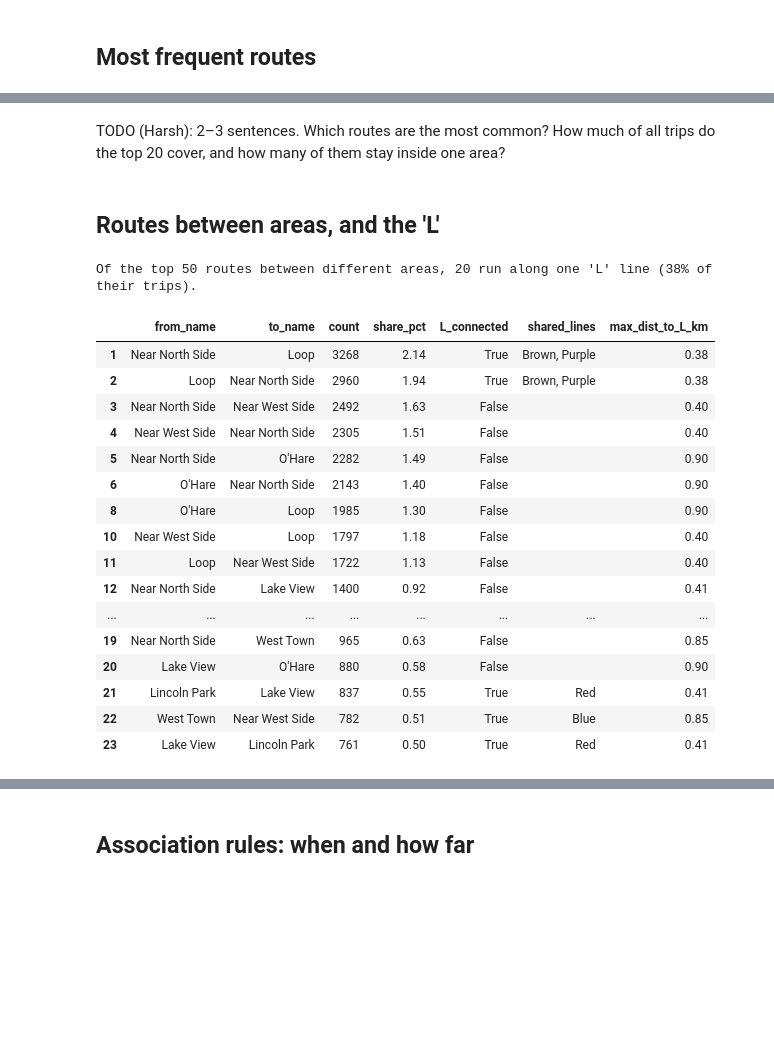
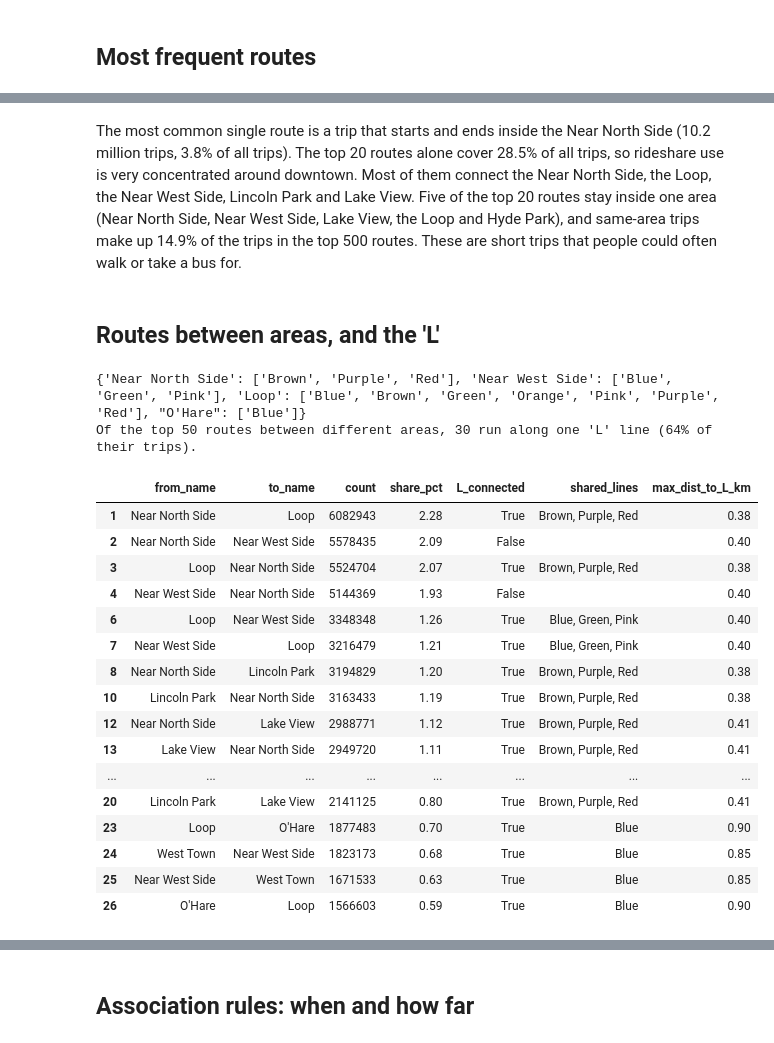
Before and after one commit to harshsha0703/ride-or-rail, a Jupyter notebook: notebooks/06_fp_routes.ipynb, the cells around one changed output, grey strips where cells are left out. Saved outputs shown, nothing was run; the diff lists cells and outputs as text; code cells hidden in the pictures; blank space fills up the shorter version.

```diff
--- a/notebooks/06_fp_routes.ipynb
+++ b/notebooks/06_fp_routes.ipynb
@@ -68,44 +68,59 @@ Trips that start and end in the same area (in the top 500): 14.1%
 # %% [markdown]
-TODO (Harsh): 2–3 sentences. Which routes are the most common? How much of all trips do the top 20 cover, and how many of them stay inside one area?
+The most common single route is a trip that starts and ends inside the Near North Side (10.2 million trips, 3.8% of all trips). The top 20 routes alone cover 28.5% of all trips, so rideshare use is very concentrated around downtown. Most of them connect the Near North Side, the Loop, the Near West Side, Lincoln Park and Lake View. Five of the top 20 routes stay inside one area (Near North Side, Near West Side, Lake View, the Loop and Hyde Park), and same-area trips make up 14.9% of the trips in the top 500 routes. These are short trips that people could often walk or take a bus for.
 # %% [markdown]
 ## Routes between areas, and the 'L'
 # %%
-# A route counts as 'L'-connected when the nearest 'L' stations of both areas share a line.
-# This is an approximation: it uses the nearest station's lines from results/cta_access_by_area.csv.
-lines = access.set_index("area")["nearest_station_lines"].fillna("").map(
-    lambda s: {x.strip() for x in s.split(",") if x.strip()})
+# 'L' lines with a station inside each area (from the CTA stop list + area boundaries, as in notebook 04)
+# A route counts as 'L'-connected when one 'L' line has a station in both areas (no transfer needed).
+SUP = ROOT / "data" / "raw" / "supporting"
+LINES = {"RED": "Red", "BLUE": "Blue", "G": "Green", "BRN": "Brown", "P": "Purple",
+         "Y": "Yellow", "PNK": "Pink", "O": "Orange"}
+stops = pd.read_csv(SUP / "cta_L_stops.csv")
+stops.columns = stops.columns.str.strip().str.upper()
+nums = stops["LOCATION"].astype(str).str.findall(r"-?\d+\.\d+")
+stops["lat"] = nums.apply(lambda v: next(float(x) for x in v if 41 < float(x) < 43))
+stops["lon"] = nums.apply(lambda v: next(float(x) for x in v if -89 < float(x) < -87))
+areas = gpd.read_file(SUP / "community_areas.geojson")
+num_col = [c for c in areas.columns if c.lower().startswith("area_num")][0]
+areas["area"] = areas[num_col].astype(float).astype(int)
+pts = gpd.GeoDataFrame(stops, geometry=gpd.points_from_xy(stops["lon"], stops["lat"]), crs="EPSG:4326")
+inside = gpd.sjoin(pts, areas[["area", "geometry"]].to_crs("EPSG:4326"), predicate="within")
+lines = {a: {LINES[c] for c in LINES if g[c].astype(str).str.strip().str.lower().eq("true").any()}
+         for a, g in inside.groupby("area")}
+print({names.get(a, a): sorted(l) for a, l in lines.items() if a in (8, 32, 28, 76)})
 dist = access.set_index("area")["dist_to_L_km"]
 
 between = od[~od.same_area].copy()
 between["shared_lines"] = [", ".join(sorted(lines.get(a, set()) & lines.get(b, set())))
                            for a, b in zip(between["from_area"], between["to_area"])]
 between["L_connected"] = between["shared_lines"] != ""
 between["max_dist_to_L_km"] = [max(dist.get(a, 99), dist.get(b, 99))
                                for a, b in zip(between["from_area"], between["to_area"])]
 
 top = between.head(50)
 print(f"Of the top 50 routes between different areas, {top.L_connected.sum()} run along one 'L' line "
       f"({top[top.L_connected]['support'].sum() / top['support'].sum():.0%} of their trips).")
 top.head(20)[["from_name", "to_name", "count", "share_pct", "L_connected", "shared_lines", "max_dist_to_L_km"]]
 # %% [output]
-Of the top 50 routes between different areas, 20 run along one 'L' line (38% of their trips).
+{'Near North Side': ['Brown', 'Purple', 'Red'], 'Near West Side': ['Blue', 'Green', 'Pink'], 'Loop': ['Blue', 'Brown', 'Green', 'Orange', 'Pink', 'Purple', 'Red'], "O'Hare": ['Blue']}
+Of the top 50 routes between different areas, 30 run along one 'L' line (64% of their trips).
 |  | from_name | to_name | count | share_pct | L_connected | shared_lines | max_dist_to_L_km |
-| 1 | Near North Side | Loop | 3268 | 2.14 | True | Brown, Purple | 0.38 |
-| 2 | Loop | Near North Side | 2960 | 1.94 | True | Brown, Purple | 0.38 |
-| 3 | Near North Side | Near West Side | 2492 | 1.63 | False |  | 0.40 |
-| 4 | Near West Side | Near North Side | 2305 | 1.51 | False |  | 0.40 |
-| 5 | Near North Side | O'Hare | 2282 | 1.49 | False |  | 0.90 |
-| 6 | O'Hare | Near North Side | 2143 | 1.40 | False |  | 0.90 |
-| 8 | O'Hare | Loop | 1985 | 1.30 | False |  | 0.90 |
-| 10 | Near West Side | Loop | 1797 | 1.18 | False |  | 0.40 |
-| 11 | Loop | Near West Side | 1722 | 1.13 | False |  | 0.40 |
-| 12 | Near North Side | Lake View | 1400 | 0.92 | False |  | 0.41 |
+| 1 | Near North Side | Loop | 6082943 | 2.28 | True | Brown, Purple, Red | 0.38 |
+| 2 | Near North Side | Near West Side | 5578435 | 2.09 | False |  | 0.40 |
+| 3 | Loop | Near North Side | 5524704 | 2.07 | True | Brown, Purple, Red | 0.38 |
+| 4 | Near West Side | Near North Side | 5144369 | 1.93 | False |  | 0.40 |
+| 6 | Loop | Near West Side | 3348348 | 1.26 | True | Blue, Green, Pink | 0.40 |
+| 7 | Near West Side | Loop | 3216479 | 1.21 | True | Blue, Green, Pink | 0.40 |
+| 8 | Near North Side | Lincoln Park | 3194829 | 1.20 | True | Brown, Purple, Red | 0.38 |
+| 10 | Lincoln Park | Near North Side | 3163433 | 1.19 | True | Brown, Purple, Red | 0.38 |
+| 12 | Near North Side | Lake View | 2988771 | 1.12 | True | Brown, Purple, Red | 0.41 |
+| 13 | Lake View | Near North Side | 2949720 | 1.11 | True | Brown, Purple, Red | 0.41 |
 | ... | ... | ... | ... | ... | ... | ... | ... |
-| 19 | Near North Side | West Town | 965 | 0.63 | False |  | 0.85 |
-| 20 | Lake View | O'Hare | 880 | 0.58 | False |  | 0.90 |
-| 21 | Lincoln Park | Lake View | 837 | 0.55 | True | Red | 0.41 |
-| 22 | West Town | Near West Side | 782 | 0.51 | True | Blue | 0.85 |
-| 23 | Lake View | Lincoln Park | 761 | 0.50 | True | Red | 0.41 |
+| 20 | Lincoln Park | Lake View | 2141125 | 0.80 | True | Brown, Purple, Red | 0.41 |
+| 23 | Loop | O'Hare | 1877483 | 0.70 | True | Blue | 0.90 |
+| 24 | West Town | Near West Side | 1823173 | 0.68 | True | Blue | 0.85 |
+| 25 | Near West Side | West Town | 1671533 | 0.63 | True | Blue | 0.85 |
+| 26 | O'Hare | Loop | 1566603 | 0.59 | True | Blue | 0.90 |
 # %%
 t15 = between.head(15).iloc[::-1]
 labels = t15["from_name"] + " → " + t15["to_name"]
```
Also changed, not shown: parts of 8 cells of this notebook, 8 other files.
